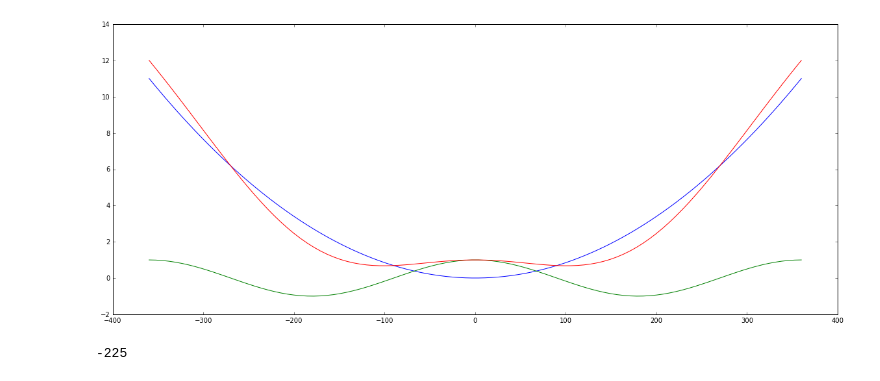
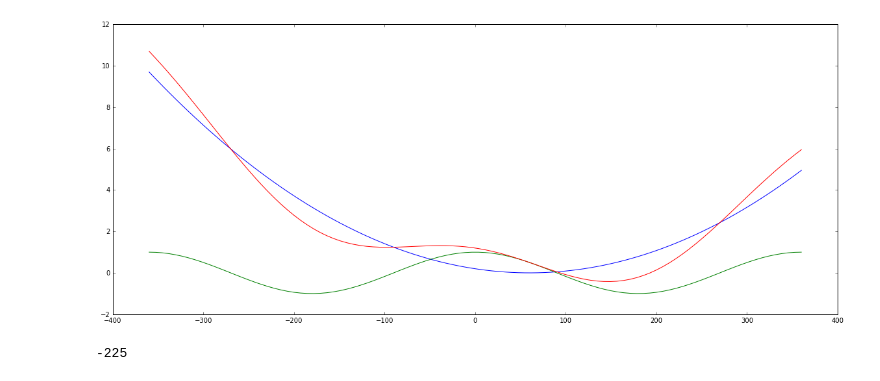
Before and after one commit to AlexanderKnight/TorsionPendulumCalibration, a Jupyter notebook: jupyter notebooks/Equilibrium Positions for a Magnetic Torsion Pendulum .ipynb, the cells around one changed output. Saved outputs shown, nothing was run; the diff lists cells and outputs as text; code cells hidden in the pictures.

```diff
--- a/jupyter notebooks/Equilibrium Positions for a Magnetic Torsion Pendulum .ipynb
+++ b/jupyter notebooks/Equilibrium Positions for a Magnetic Torsion Pendulum .ipynb
@@ -11,35 +11,35 @@ import math as math
 # %%
 # resolution of simulation
 steps = 100
 
 # Magnetic dipole
 muStrength = 1
 muDirection = np.linspace(-360, 360, steps)
 
 # define the external field
 magneticFieldStrength = 1
 magneticFieldDirection = 180
 
 
-kappa = .00017 # torsion constant of the torsion fiber
+kappa = .00011 # torsion constant of the torsion fiber
 
-torsionZero = 0 # torsional zero in degrees
+torsionZero = 60 # torsional zero in degrees
 # the potential energy of the
 torsionFiberPotentialEnergy = (1/2)*kappa*(muDirection - torsionZero)**2
 
 # calculate the dot product
-magneticDipolePotentialEnergy = -muStrength * magneticFieldStrength * np.cos( np.deg2rad(magneticFieldDirection - muDirection) )
+magneticDipolePotentialEnergy = -1 * muStrength * magneticFieldStrength * np.cos( np.deg2rad(magneticFieldDirection - muDirection) )
 
 totalPotentialEnergy = torsionFiberPotentialEnergy + magneticDipolePotentialEnergy
 
 plt.plot(muDirection, torsionFiberPotentialEnergy)
 plt.plot(muDirection, magneticDipolePotentialEnergy)
 plt.plot(muDirection, totalPotentialEnergy)
 plt.show()
 
 # we are looking for equlibrium positions that are less than 360deg away from each other.
 # %% [output]
-[figure, old version]
+[figure, new version]
 # %%
 print(250-475)
 # %% [output]
```
Also changed, not shown: 1 other file.
